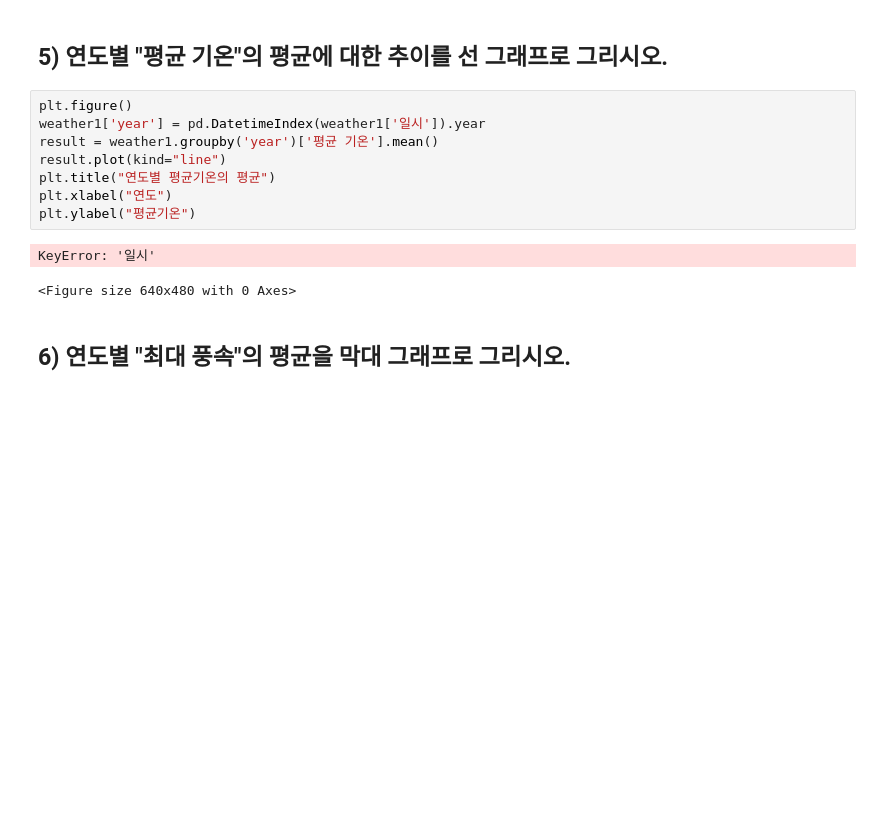
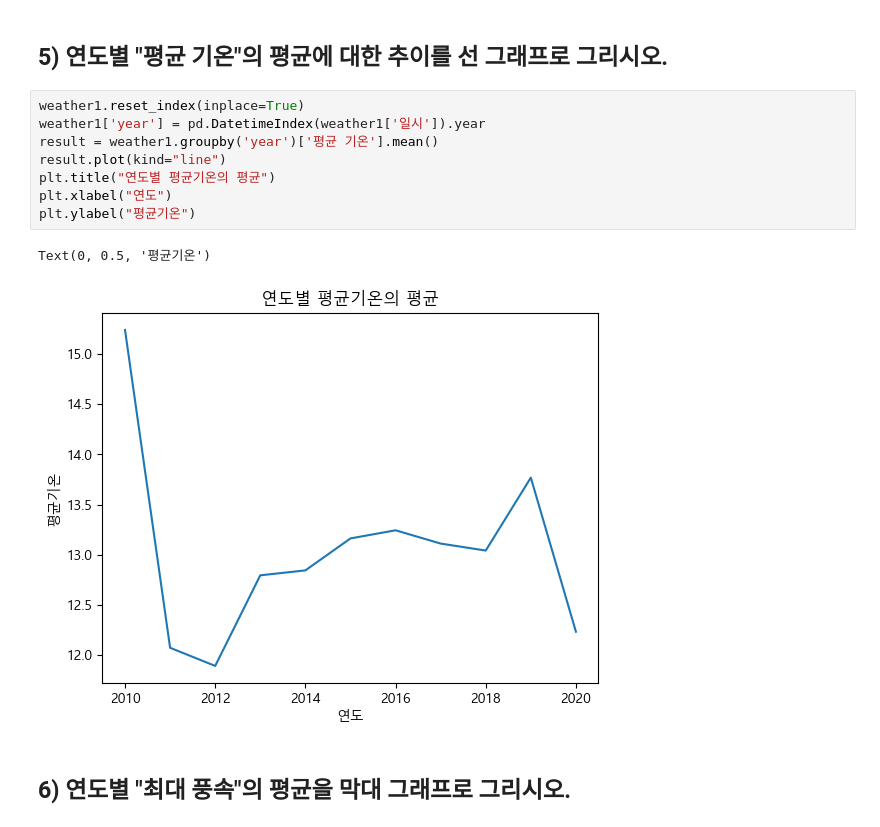
Before and after one commit to novoodi/python_basic_2, a Jupyter notebook: time_series_class_5_8.ipynb, the cells around one changed output. Drawn from its saved outputs; the diff is of its cells as text; blank space fills up the shorter version.

```diff
--- a/time_series_class_5_8.ipynb
+++ b/time_series_class_5_8.ipynb
@@ -313,16 +316,16 @@ print(result)
 # %% [markdown]
 ## 5) 연도별 "평균 기온"의 평균에 대한 추이를 선 그래프로 그리시오.
 # %%
-plt.figure()
+weather1.reset_index(inplace=True)
 weather1['year'] = pd.DatetimeIndex(weather1['일시']).year
 result = weather1.groupby('year')['평균 기온'].mean()
 result.plot(kind="line")
 plt.title("연도별 평균기온의 평균")
 plt.xlabel("연도")
 plt.ylabel("평균기온")
 # %% [output]
-KeyError: '일시'
+Text(0, 0.5, '평균기온')
-<Figure size 640x480 with 0 Axes>
+[figure, added]
 # %% [markdown]
 ## 6) 연도별 "최대 풍속"의 평균을 막대 그래프로 그리시오.
 # %%
```
Also changed, not shown: parts of 9 cells of this notebook, 1 other file.
